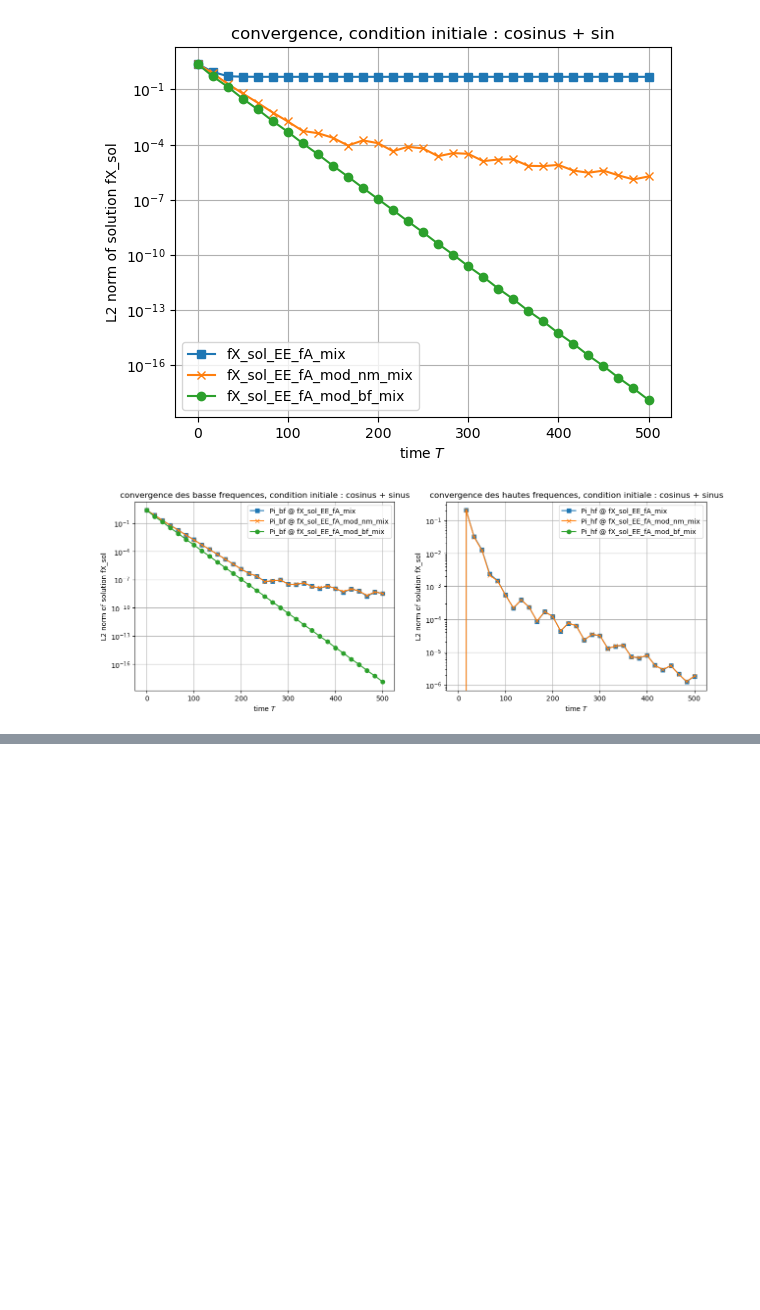
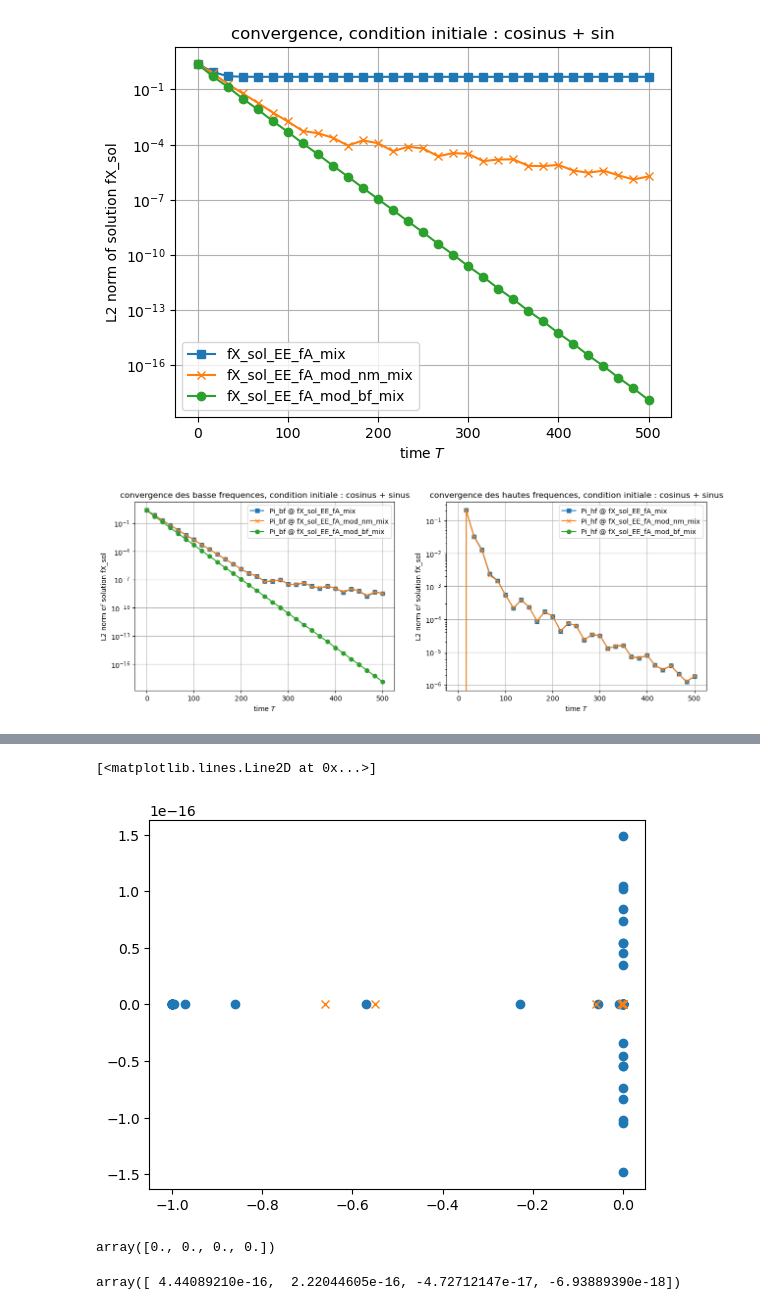
Before and after one commit to lucas-perrin/LWW_Assim, a Jupyter notebook: python_code/main_notebook.ipynb, the cells around one changed output, grey strips where cells are left out. Saved outputs shown, nothing was run; the diff lists cells and outputs as text; code cells hidden in the pictures; blank space fills up the shorter version.

Commit message:
adding some rapid (and not verified) eigenvalues convegence tests

```diff
--- a/python_code/main_notebook.ipynb
+++ b/python_code/main_notebook.ipynb
@@ -376,0 +395,5 @@ plt.show()
+# %%
+eigenval_fC, _ = np.linalg.eig(fC)
+eigenval_Pi_bf_fC, _ = np.linalg.eig(Pi_bf @ fC)
+print(np.linalg.norm(np.imag(eigenval_fC)))
+print(np.linalg.norm(np.imag(eigenval_Pi_bf_fC)))
@@ -376,0 +439,6 @@ plt.show()
+# %%
+plt.plot(np.real(eigenval_fC),np.imag(eigenval_fC),'o')
+plt.plot(np.real(eigenval_Pi_bf_fC),np.imag(eigenval_Pi_bf_fC),'x')
+# %% [output]
+[<matplotlib.lines.Line2D at 0x...>]
+[figure, added]
@@ -376,0 +454,8 @@ plt.show()
+# %%
+eigenval_ffC[0:4] - np.real(eigenval_Pi_bf_fC)[0:4]
+# %% [output]
+array([0., 0., 0., 0.])
+# %%
+np.real(eigenval_Pi_bf_fC)[0:4] - eigenval_fffC
+# %% [output]
+array([ 4.44089210e-16,  2.22044605e-16, -4.72712147e-17, -6.93889390e-18])
```
Also changed, not shown: parts of 13 cells of this notebook.
